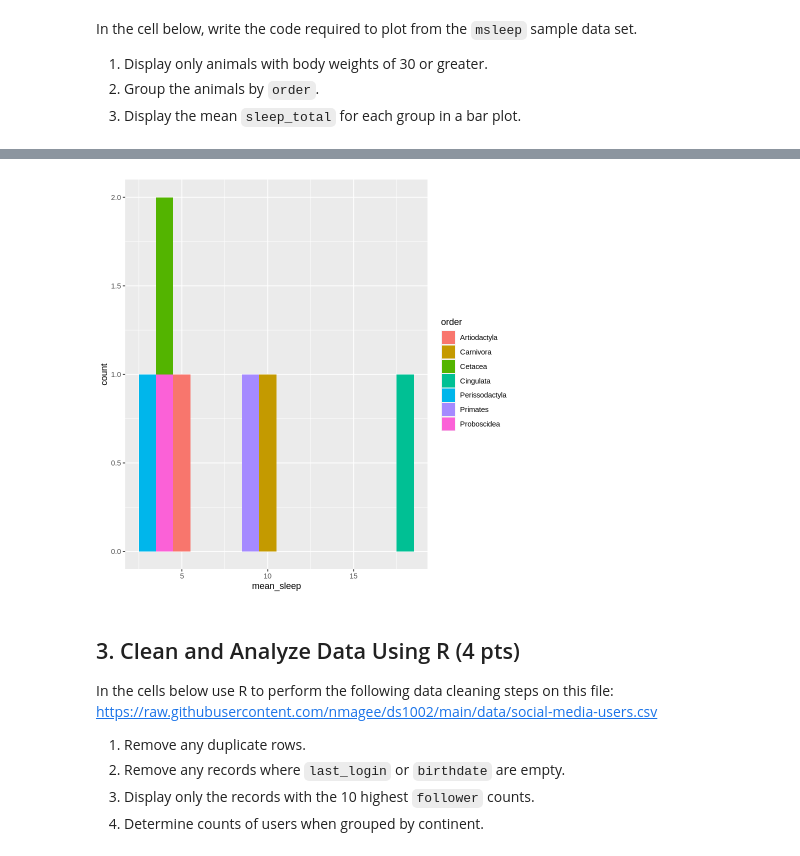
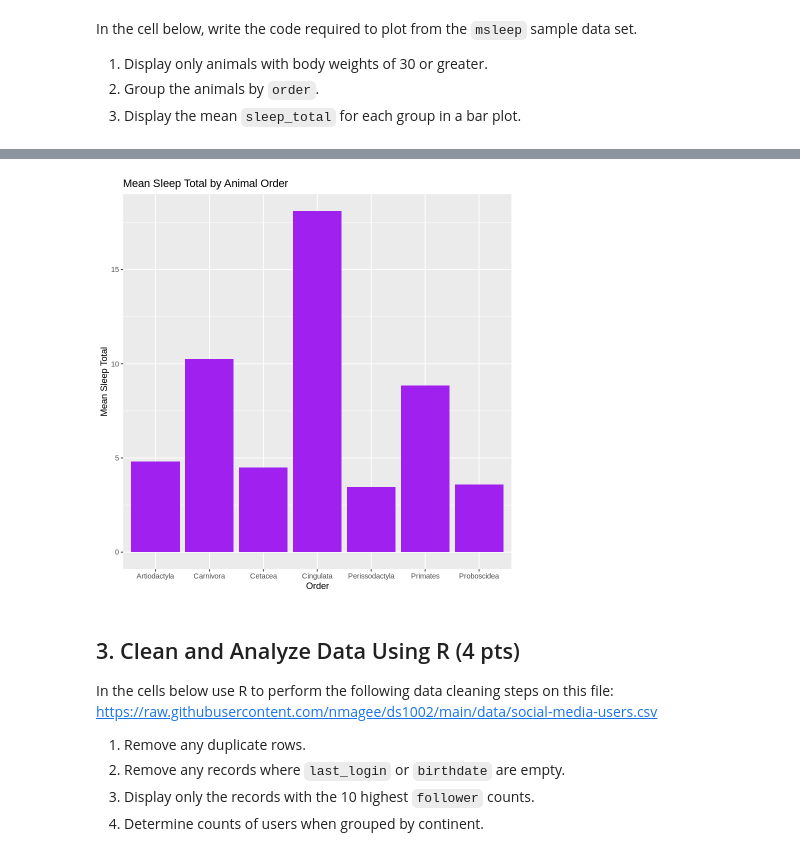
Before and after one commit to opark03/ds1002-rxb8yt, a Jupyter notebook: homework/week-15.ipynb, the cells around one changed output, grey strips where cells are left out. Drawn from its saved outputs; the diff is of its cells as text; code cells hidden in the pictures.

```diff
--- a/homework/week-15.ipynb
+++ b/homework/week-15.ipynb
@@ -69,15 +79,16 @@ Installing package into ‘/usr/local/lib/R/site-library’
 # %%
 msleep
 # %%
-filtereddata <- msleep %>% filter(bodywt >= 30)
-
-graph_data <- filtereddata %>%
+grouped_data <- msleep %>%
+  filter(bodywt >= 30) %>%
   group_by(order) %>%
-  summarise(mean_sleep = mean(sleep_total))
+  summarize(mean_sleep_total = mean(sleep_total))
-# %%
-ggplot(graph_data, aes(x=mean_sleep, fill=order)) + geom_histogram(binwidth = 1)
-# %% [output]
-[figure, removed]
+# %%
+ggplot(grouped_data, aes(x = order, y = mean_sleep_total)) +
+  geom_bar(stat = "identity", fill = "purple") +
+  labs(title = "Mean Sleep Total by Animal Order", x = "Order", y = "Mean Sleep Total")
+# %% [output]
+[figure, added]
 # %% [markdown]
 ## 3. Clean and Analyze Data Using R (4 pts)
 
```
Also changed, not shown: parts of 7 cells of this notebook.
